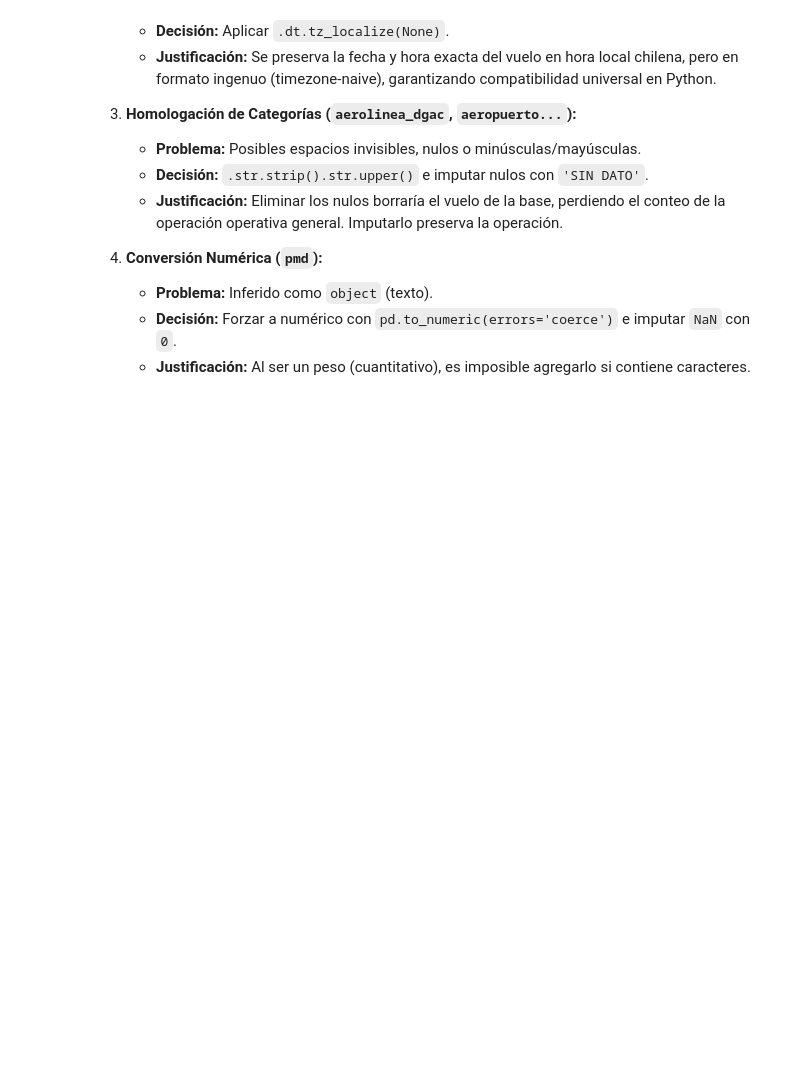
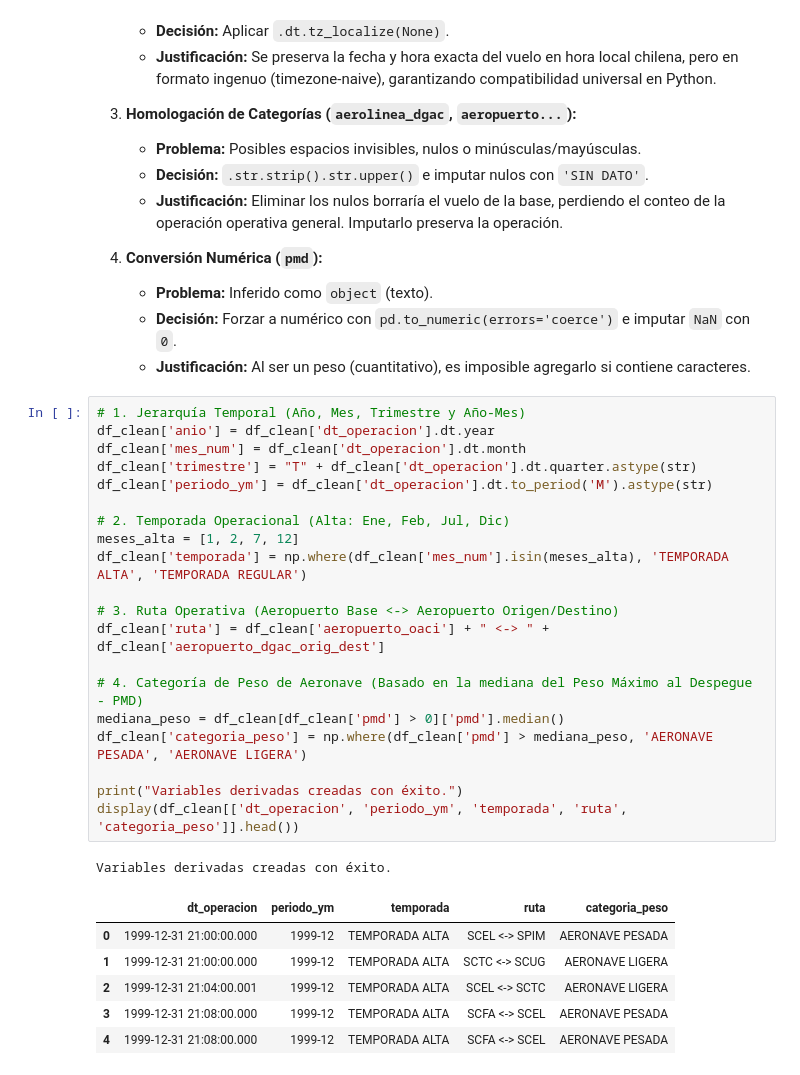
Before and after one commit to VicenteJss/visualizacion-transporte-liapiz-vicente, a Jupyter notebook: notebooks/evaluacion02.ipynb, the cells around one changed output. Drawn from its saved outputs; the diff is of its cells as text; blank space fills up the shorter version.

```diff
--- a/notebooks/evaluacion02.ipynb
+++ b/notebooks/evaluacion02.ipynb
@@ -267,3 +267,31 @@ Dataset procesado guardado exitosamente en: ../data/processed/transportes_proces
    * **Problema:** Inferido como `object` (texto).
    * **Decisión:** Forzar a numérico con `pd.to_numeric(errors='coerce')` e imputar `NaN` con `0`.
    * **Justificación:** Al ser un peso (cuantitativo), es imposible agregarlo si contiene caracteres.
+# %%
+# 1. Jerarquía Temporal (Año, Mes, Trimestre y Año-Mes)
+df_clean['anio'] = df_clean['dt_operacion'].dt.year
+df_clean['mes_num'] = df_clean['dt_operacion'].dt.month
+df_clean['trimestre'] = "T" + df_clean['dt_operacion'].dt.quarter.astype(str)
+df_clean['periodo_ym'] = df_clean['dt_operacion'].dt.to_period('M').astype(str)
+
+# 2. Temporada Operacional (Alta: Ene, Feb, Jul, Dic)
+meses_alta = [1, 2, 7, 12]
+df_clean['temporada'] = np.where(df_clean['mes_num'].isin(meses_alta), 'TEMPORADA ALTA', 'TEMPORADA REGULAR')
+
+# 3. Ruta Operativa (Aeropuerto Base <-> Aeropuerto Origen/Destino)
+df_clean['ruta'] = df_clean['aeropuerto_oaci'] + " <-> " + df_clean['aeropuerto_dgac_orig_dest']
+
+# 4. Categoría de Peso de Aeronave (Basado en la mediana del Peso Máximo al Despegue - PMD)
+mediana_peso = df_clean[df_clean['pmd'] > 0]['pmd'].median()
+df_clean['categoria_peso'] = np.where(df_clean['pmd'] > mediana_peso, 'AERONAVE PESADA', 'AERONAVE LIGERA')
+
+print("Variables derivadas creadas con éxito.")
+display(df_clean[['dt_operacion', 'periodo_ym', 'temporada', 'ruta', 'categoria_peso']].head())
+# %% [output]
+Variables derivadas creadas con éxito.
+|  | dt_operacion | periodo_ym | temporada | ruta | categoria_peso |
+| 0 | 1999-12-31 21:00:00.000 | 1999-12 | TEMPORADA ALTA | SCEL <-> SPIM | AERONAVE PESADA |
+| 1 | 1999-12-31 21:00:00.000 | 1999-12 | TEMPORADA ALTA | SCTC <-> SCUG | AERONAVE LIGERA |
+| 2 | 1999-12-31 21:04:00.001 | 1999-12 | TEMPORADA ALTA | SCEL <-> SCTC | AERONAVE LIGERA |
+| 3 | 1999-12-31 21:08:00.000 | 1999-12 | TEMPORADA ALTA | SCFA <-> SCEL | AERONAVE PESADA |
+| 4 | 1999-12-31 21:08:00.000 | 1999-12 | TEMPORADA ALTA | SCFA <-> SCEL | AERONAVE PESADA |
```
Also changed, not shown: parts of 3 cells of this notebook.
